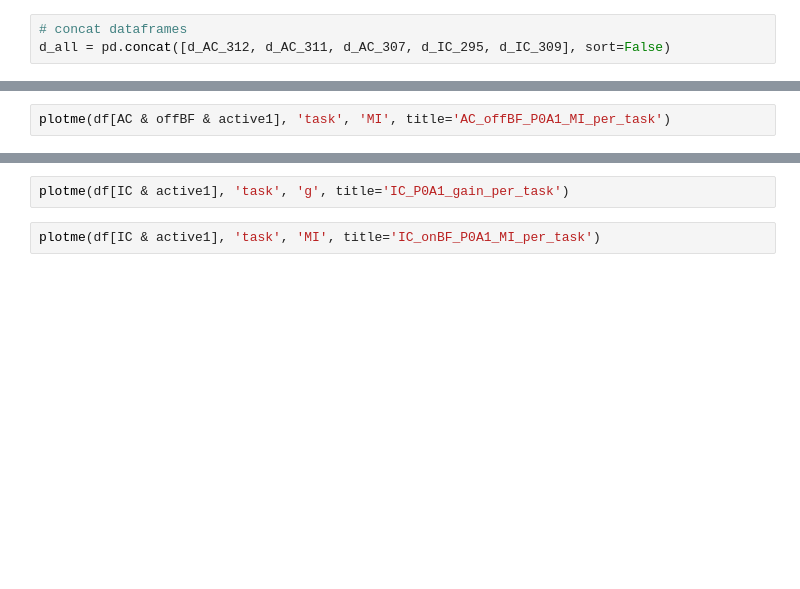
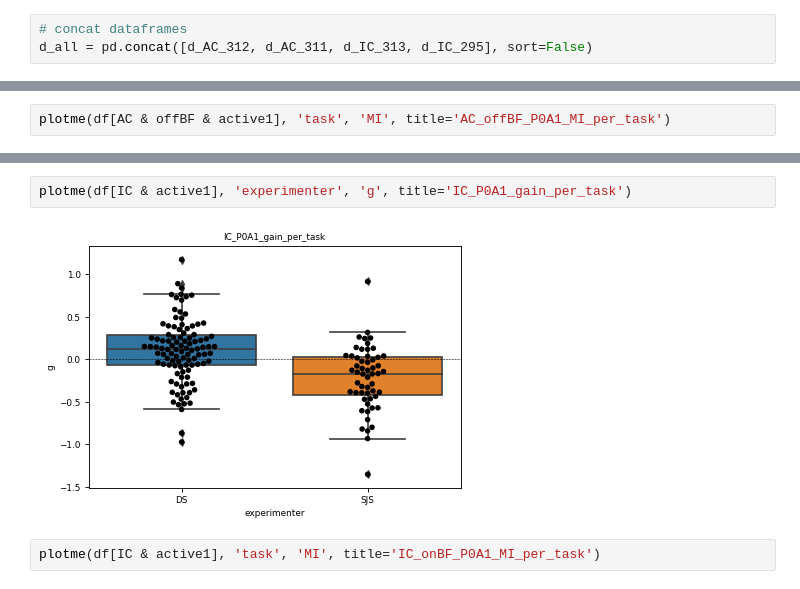
Before and after one commit to nadoss/nems_db, a Jupyter notebook: nems_lbhb/notebooks/ACIC_comparisons/ACIC_comp_DS_SVD_SJS_new.ipynb, the cells around one changed output, grey strips where cells are left out. Cells and saved outputs as stored; diff of their text form; blank space fills up the shorter version.

```diff
--- a/nems_lbhb/notebooks/ACIC_comparisons/ACIC_comp_DS_SVD_SJS_new.ipynb
+++ b/nems_lbhb/notebooks/ACIC_comparisons/ACIC_comp_DS_SVD_SJS_new.ipynb
@@ -112,5 +184,5 @@ d_IC_295.head()
 # %%
 # concat dataframes
-d_all = pd.concat([d_AC_312, d_AC_311, d_AC_307, d_IC_295, d_IC_309], sort=False)
+d_all = pd.concat([d_AC_312, d_AC_311, d_IC_313, d_IC_295], sort=False)
 # %%
 d_all.head()
@@ -211,5 +372,7 @@ plotme(df[IC & active1], 'animal', 'g', title='IC_P0A1_gain_per_animal')
 # %%
-plotme(df[IC & active1], 'task', 'g', title='IC_P0A1_gain_per_task')
+plotme(df[IC & active1], 'experimenter', 'g', title='IC_P0A1_gain_per_task')
+# %% [output]
+[figure, added]
 # %%
 plotme(df[IC & active1], 'task', 'MI', title='IC_onBF_P0A1_MI_per_task')
 # %%
```
Also changed, not shown: parts of 28 cells of this notebook, 3 other files.
